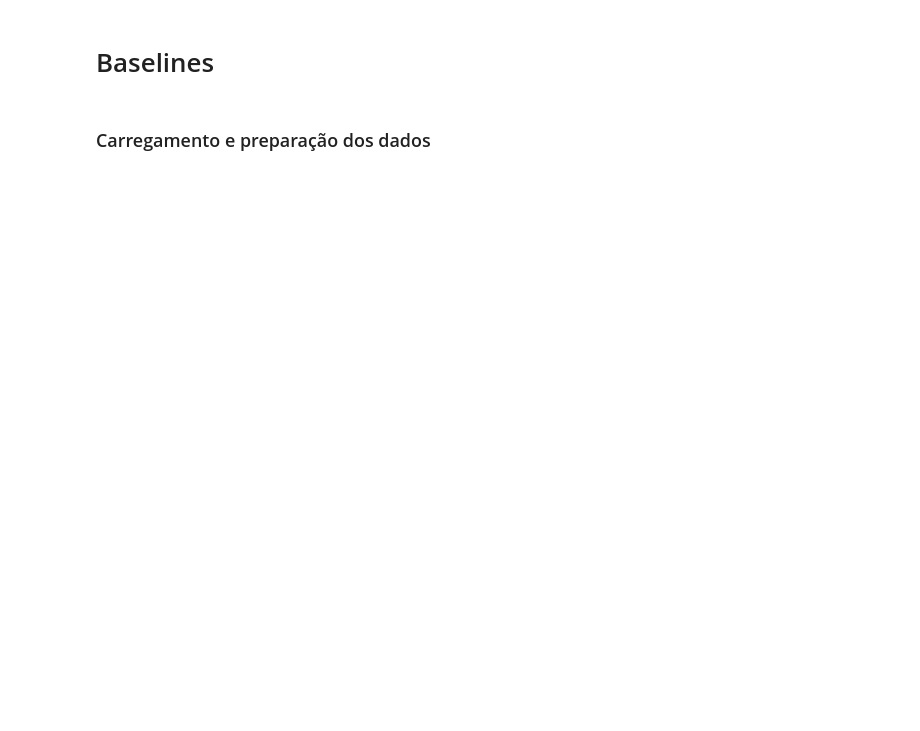
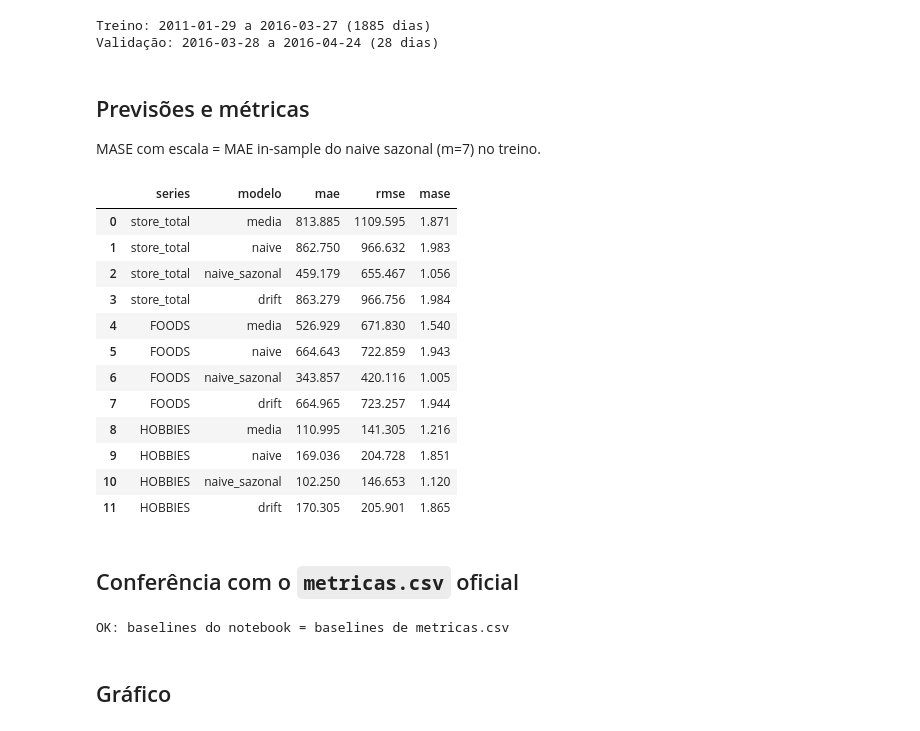
Before and after one commit to JaimeWillianCarneiro/Series-Temporais-G5, a Jupyter notebook: src/entrega_1/02_baselines.ipynb, the cells around one changed output. Cells and saved outputs as stored; diff of their text form; code cells hidden in the pictures; blank space fills up the shorter version.

Commit message:
documentação atualizada + notebooks com textos explicativos

```diff
--- a/src/entrega_1/02_baselines.ipynb
+++ b/src/entrega_1/02_baselines.ipynb
@@ -1,2 +12,61 @@
+# %%
+import sys
+from pathlib import Path
+
+RAIZ = Path.cwd().resolve().parents[1]  # notebook roda a partir de src/entrega_1
+sys.path.insert(0, str(RAIZ / "src"))
+sys.path.insert(0, str(RAIZ))
+
+import matplotlib.pyplot as plt
+import numpy as np
+import pandas as pd
+
+from ts_utils import BASELINES, M, SERIES, calcular_baselines, calcular_metricas, carregar_dados, escala_mase
+
+treino, val = carregar_dados(RAIZ)
+h = len(val)
+print(f"Treino: {treino.date.min().date()} a {treino.date.max().date()} ({len(treino)} dias)")
+print(f"Validação: {val.date.min().date()} a {val.date.max().date()} ({h} dias)")
+# %% [output]
+Treino: 2011-01-29 a 2016-03-27 (1885 dias)
+Validação: 2016-03-28 a 2016-04-24 (28 dias)
+# %% [markdown]
+## Previsões e métricas
+
+MASE com escala = MAE in-sample do naive sazonal (m=7) no treino.
+# %%
+linhas = []
+prev = {}
+for s in SERIES:
+    y_tr, y_va = treino[s].to_numpy(float), val[s].to_numpy(float)
+    prev[s] = calcular_baselines(y_tr, h=h, m=M)
+    for modelo, yhat in prev[s].items():
+        mae, rmse, mase = calcular_metricas(y_tr, y_va, yhat)
+        linhas.append({"series": s, "modelo": modelo, "mae": mae, "rmse": rmse, "mase": mase})
+metricas_baselines = pd.DataFrame(linhas)
+metricas_baselines.round(3)
+# %% [output]
+|  | series | modelo | mae | rmse | mase |
+| 0 | store_total | media | 813.885 | 1109.595 | 1.871 |
+| 1 | store_total | naive | 862.750 | 966.632 | 1.983 |
+| 2 | store_total | naive_sazonal | 459.179 | 655.467 | 1.056 |
+| 3 | store_total | drift | 863.279 | 966.756 | 1.984 |
+| 4 | FOODS | media | 526.929 | 671.830 | 1.540 |
+| 5 | FOODS | naive | 664.643 | 722.859 | 1.943 |
+| 6 | FOODS | naive_sazonal | 343.857 | 420.116 | 1.005 |
+| 7 | FOODS | drift | 664.965 | 723.257 | 1.944 |
+| 8 | HOBBIES | media | 110.995 | 141.305 | 1.216 |
+| 9 | HOBBIES | naive | 169.036 | 204.728 | 1.851 |
+| 10 | HOBBIES | naive_sazonal | 102.250 | 146.653 | 1.120 |
+| 11 | HOBBIES | drift | 170.305 | 205.901 | 1.865 |
+# %% [markdown]
+## Conferência com o `metricas.csv` oficial
+# %%
+oficial = pd.read_csv(RAIZ / "metricas.csv")
+oficial = oficial[oficial.modelo.isin(BASELINES)].reset_index(drop=True)
+assert np.allclose(oficial[["mae", "rmse", "mase"]], metricas_baselines[["mae", "rmse", "mase"]])
+print("OK: baselines do notebook = baselines de metricas.csv")
+# %% [output]
+OK: baselines do notebook = baselines de metricas.csv
 # %% [markdown]
-# Baselines
+## Gráfico
@@ -7,2 +72,0 @@ import matplotlib.pyplot as plt
-# %% [markdown]
-### Carregamento e preparação dos dados
```
Also changed, not shown: parts of 8 cells of this notebook, 6 other files.
